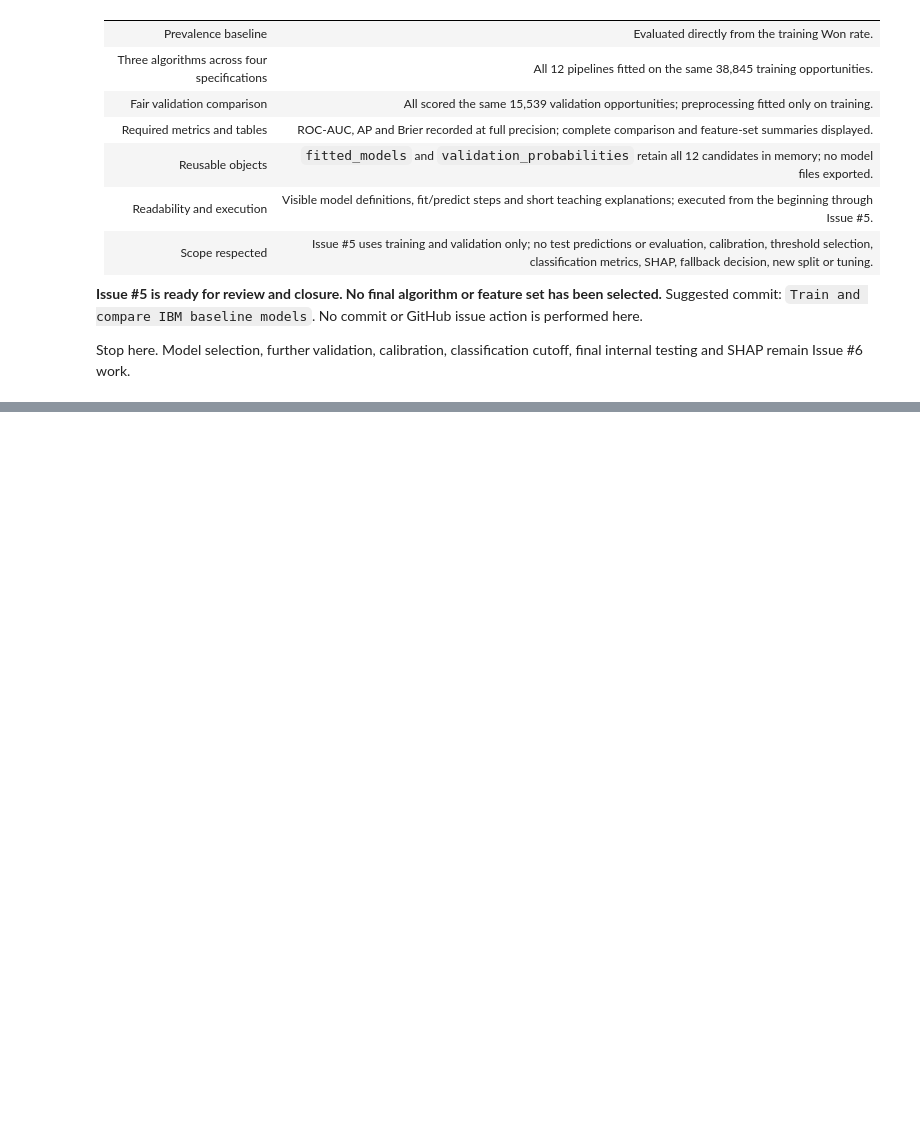
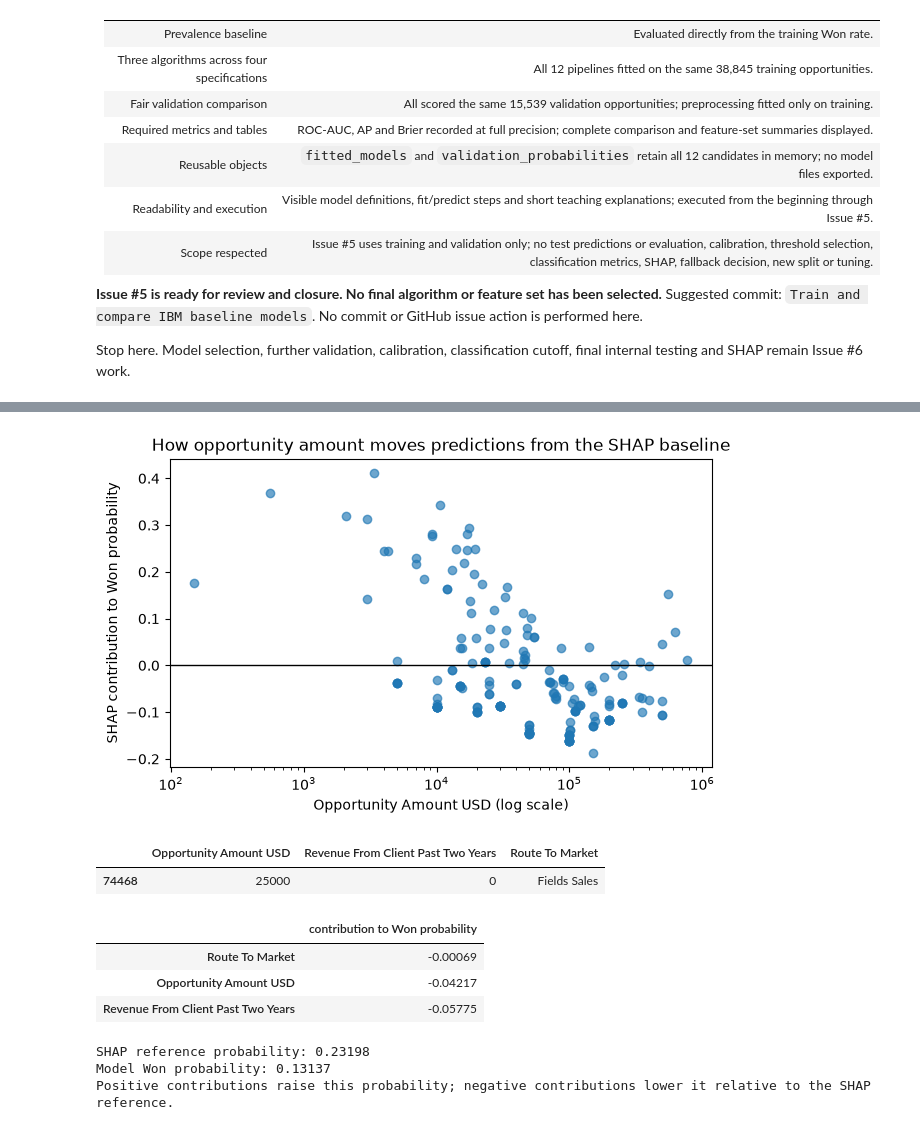
Before and after one commit to emmanuel-mukira/AutoBridge, a Jupyter notebook: notebooks/07_ibm_final_model.ipynb, the cells around one changed output, grey strips where cells are left out. Drawn from its saved outputs; the diff is of its cells as text; code cells hidden in the pictures; blank space fills up the shorter version.

```diff
--- a/notebooks/07_ibm_final_model.ipynb
+++ b/notebooks/07_ibm_final_model.ipynb
@@ -586,0 +923,31 @@ Stop here. Model selection, further validation, calibration, classification cuto
+# %%
+plt.figure(figsize=(7, 4))
+plt.scatter(shap_sample[amount_column], business_shap[amount_column], alpha=0.65)
+plt.xscale("log")
+plt.axhline(0, color="black", linewidth=1)
+plt.xlabel("Opportunity Amount USD (log scale)")
+plt.ylabel("SHAP contribution to Won probability")
+plt.title("How opportunity amount moves predictions from the SHAP baseline")
+plt.show()
+
+local_position = np.abs(shap_sample_probabilities - np.median(shap_sample_probabilities)).argmin()
+local_record = shap_sample.iloc[[local_position]]
+local_contributions = business_shap.iloc[local_position].sort_values(ascending=False).rename("contribution to Won probability").to_frame()
+local_base_value = won_base_values[local_position]
+local_probability = shap_sample_probabilities[local_position]
+display(local_record)
+display(local_contributions.round(5))
+print(f"SHAP reference probability: {local_base_value:.5f}")
+print(f"Model Won probability: {local_probability:.5f}")
+print("Positive contributions raise this probability; negative contributions lower it relative to the SHAP reference.")
+# %% [output]
+[figure, added]
+|  | Opportunity Amount USD | Revenue From Client Past Two Years | Route To Market |
+| 74468 | 25000 | 0 | Fields Sales |
+|  | contribution to Won probability |
+| Route To Market | -0.00069 |
+| Opportunity Amount USD | -0.04217 |
+| Revenue From Client Past Two Years | -0.05775 |
+SHAP reference probability: 0.23198
+Model Won probability: 0.13137
+Positive contributions raise this probability; negative contributions lower it relative to the SHAP reference.
```
Also changed, not shown: parts of 20 cells of this notebook.
